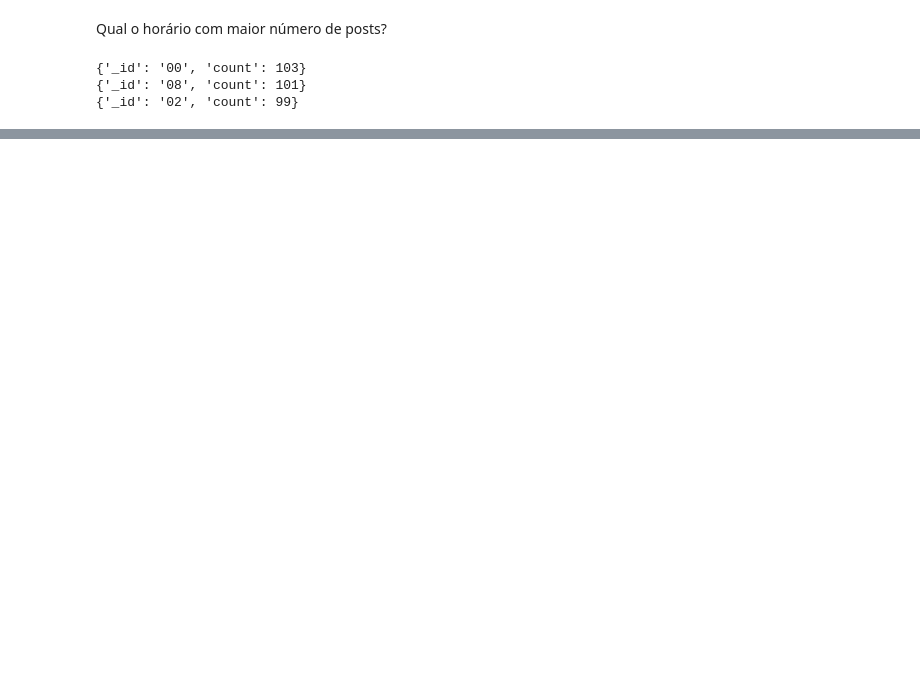
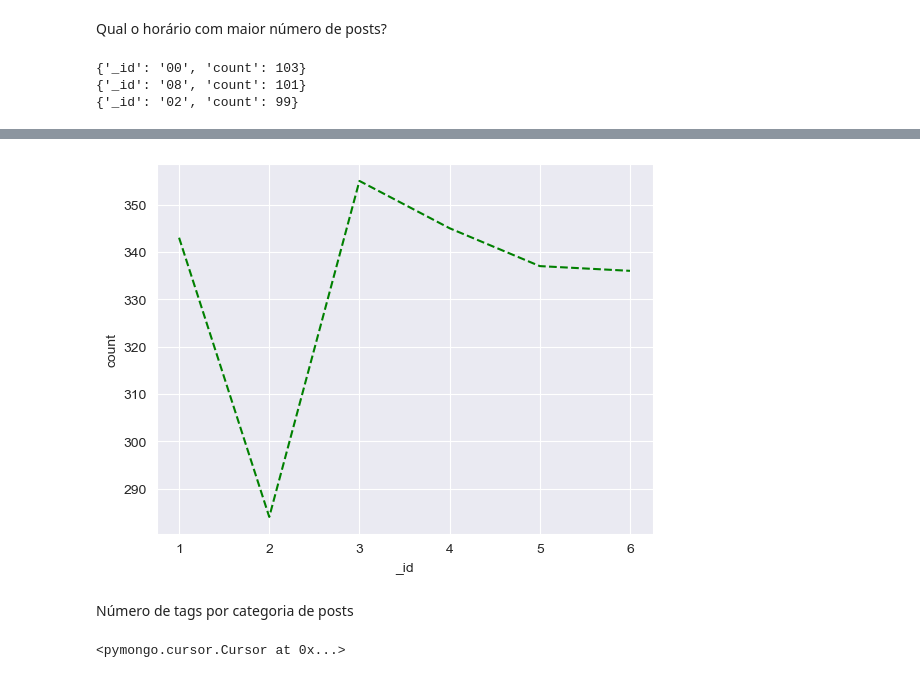
Before and after one commit to SanTavaresD/Analise_de_Dados_com_Linguagem_Python, a Jupyter notebook: 10_tecnicas_de_pre_processamento_de_dados/Projeto9.ipynb, the cells around one changed output, grey strips where cells are left out. Drawn from its saved outputs; the diff is of its cells as text; code cells hidden in the pictures; blank space fills up the shorter version.

```diff
--- a/10_tecnicas_de_pre_processamento_de_dados/Projeto9.ipynb
+++ b/10_tecnicas_de_pre_processamento_de_dados/Projeto9.ipynb
@@ -246,0 +306,9 @@ for i in range(3):
+# %%
+# Loop para preencher a nova coluna
+for data in posts.find({}):
+    posts.update_one({"_id": data['_id']},
+                     {"$set": {"lenght_of_heading": len(data['title'].split(' '))}})
+# %%
+# Agrupamento e ordenação
+len_titles = posts.aggregate([{"$group": {"_id": "$lenght_of_heading", "count": {"$sum": 1}}},
+                              {"$sort": {"_id.length_of_heading": 1, "count": -1}}])
@@ -246,0 +319,3 @@ for i in range(3):
+# %%
+title_df = pd.DataFrame(list(len_titles))
+title_df.head()
@@ -246,0 +329,9 @@ for i in range(3):
+# %%
+# Plot
+ax = sns.lineplot(x = '_id', y = 'count', data = title_df, color = 'green')
+ax.lines[0].set_linestyle("--")
+plt.show()
+# %% [output]
+[figure, added]
+# %% [markdown]
+Número de tags por categoria de posts
@@ -246,0 +342,5 @@ for i in range(3):
+# %%
+cat_tags = posts.find({'tags': {'$gt': 0}}, {"Category": 1})
+cat_tags
+# %% [output]
+<pymongo.cursor.Cursor at 0x...>
```
Also changed, not shown: parts of 44 cells of this notebook.
